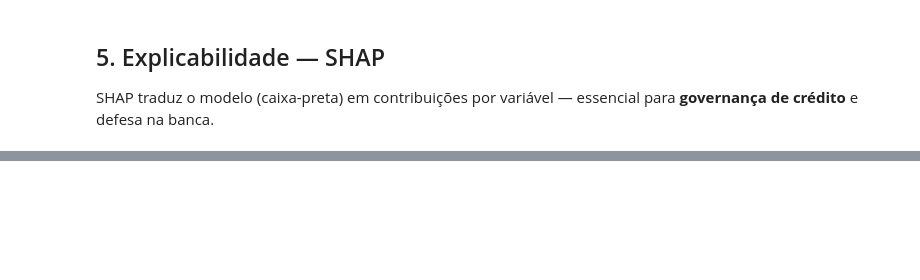
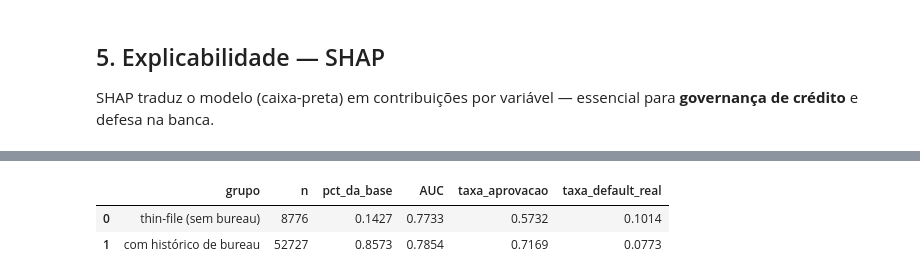
Before and after one commit to Rev1932/fia_tcc, a Jupyter notebook: Model/evaluation.ipynb, the cells around one changed output, grey strips where cells are left out. Saved outputs shown, nothing was run; the diff lists cells and outputs as text; code cells hidden in the pictures; blank space fills up the shorter version.

```diff
--- a/Model/evaluation.ipynb
+++ b/Model/evaluation.ipynb
@@ -108,3 +179,23 @@ shap.summary_plot(shap_values, sample, max_display=20)
+# %%
+thin_mask = X_test['BUREAU_COUNT'].isna().values
+groups = {'thin-file (sem bureau)': thin_mask, 'com histórico de bureau': ~thin_mask}
+
+rows = []
+for label, mask in groups.items():
+    rows.append({
+        'grupo': label,
+        'n': int(mask.sum()),
+        'pct_da_base': round(mask.mean(), 4),
+        'AUC': round(roc_auc_score(y_test[mask], score[mask]), 4),
+        'taxa_aprovacao': round((score[mask] < thr).mean(), 4),
+        'taxa_default_real': round(y_test[mask].mean(), 4),
+    })
+thin_df = pd.DataFrame(rows)
+thin_df
+# %% [output]
+|  | grupo | n | pct_da_base | AUC | taxa_aprovacao | taxa_default_real |
+| 0 | thin-file (sem bureau) | 8776 | 0.1427 | 0.7733 | 0.5732 | 0.1014 |
+| 1 | com histórico de bureau | 52727 | 0.8573 | 0.7854 | 0.7169 | 0.0773 |
 # %% [markdown]
 ## Diagnóstico crítico (Results / Governança)
 
```
Also changed, not shown: parts of 12 cells of this notebook, 5 other files.
